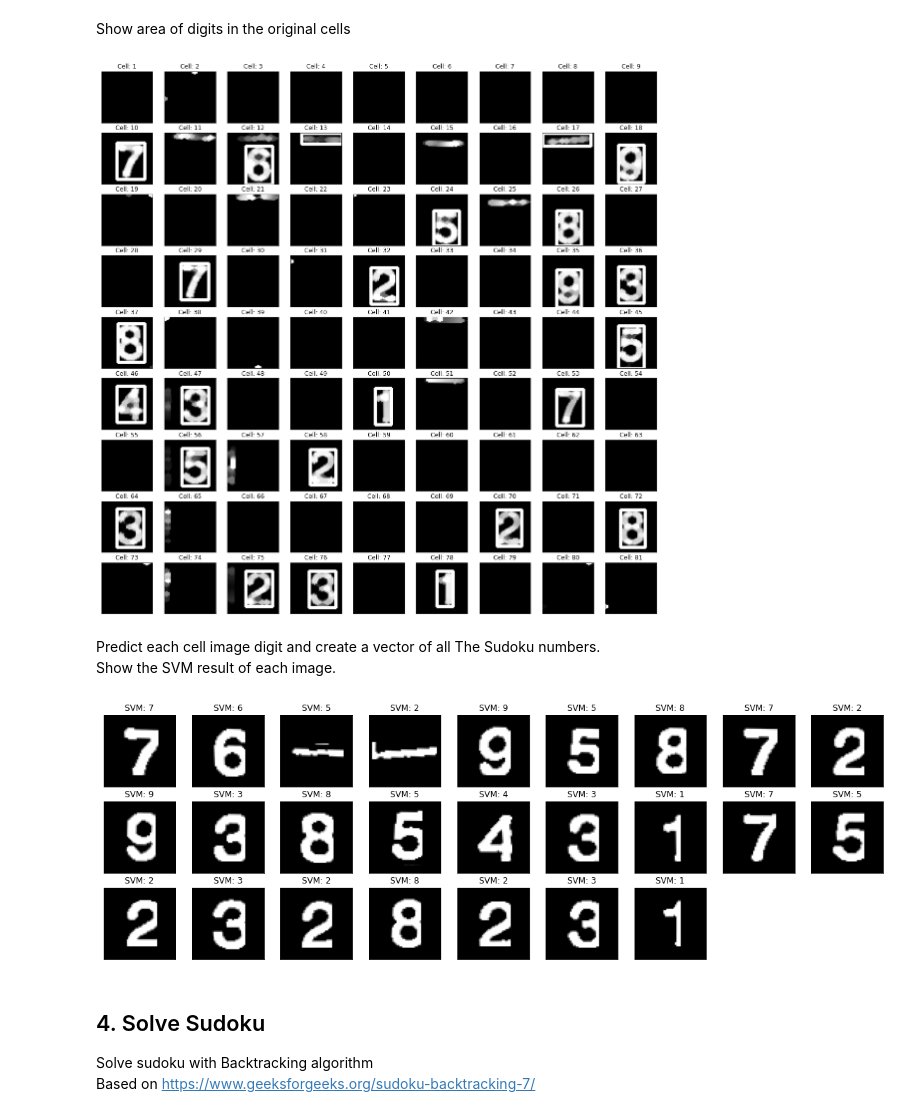
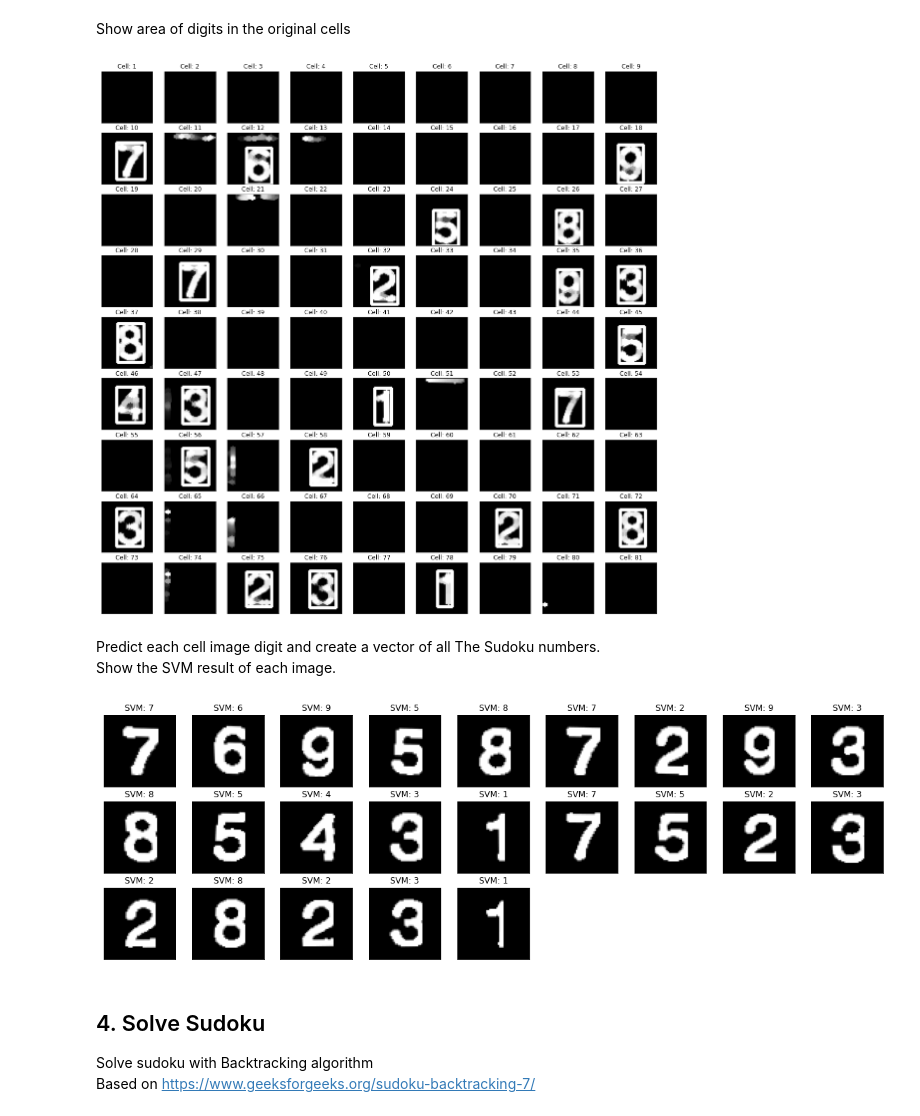
Before and after one commit to Matt88Ac/CV-Final, a Jupyter notebook: Sudoku AR solver.ipynb, the cells around one changed output. Drawn from its saved outputs; the diff is of its cells as text; code cells hidden in the pictures.

```diff
--- a/Sudoku AR solver.ipynb
+++ b/Sudoku AR solver.ipynb
@@ -181,21 +177,21 @@ Show area of digits in the original cells
 # %%
 plt.figure(figsize=(20,20))
 
 digits = []
 
 for i in range(len(cells)):
-    digit, image = extract_digit(cells[i][0])
+    digit, image = extract_digit(cells[i][0], (5, 5))
     digits.append(digit)
 
     # Show area of digit
     plt.subplot(9,9,i+1)
     plt.imshow(image, cmap='gray')
     plt.xticks([]), plt.yticks([])
     plt.title('Cell: ' + str(i+1))
 
 plt.show()
 # %% [output]
-[figure, old version]
+[figure, new version]
 # %% [markdown]
 Predict each cell image digit and create a vector of all The Sudoku numbers.
 Show the SVM result of each image.
@@ -216,7 +212,7 @@ for i in range(len(digits)):
         j+=1
 plt.show()
 # %% [output]
-[figure, old version]
+[figure, new version]
 # %% [markdown]
 ## 4. Solve Sudoku
 Solve sudoku with Backtracking algorithm
```
Also changed, not shown: parts of 11 cells of this notebook, 3 other files.
